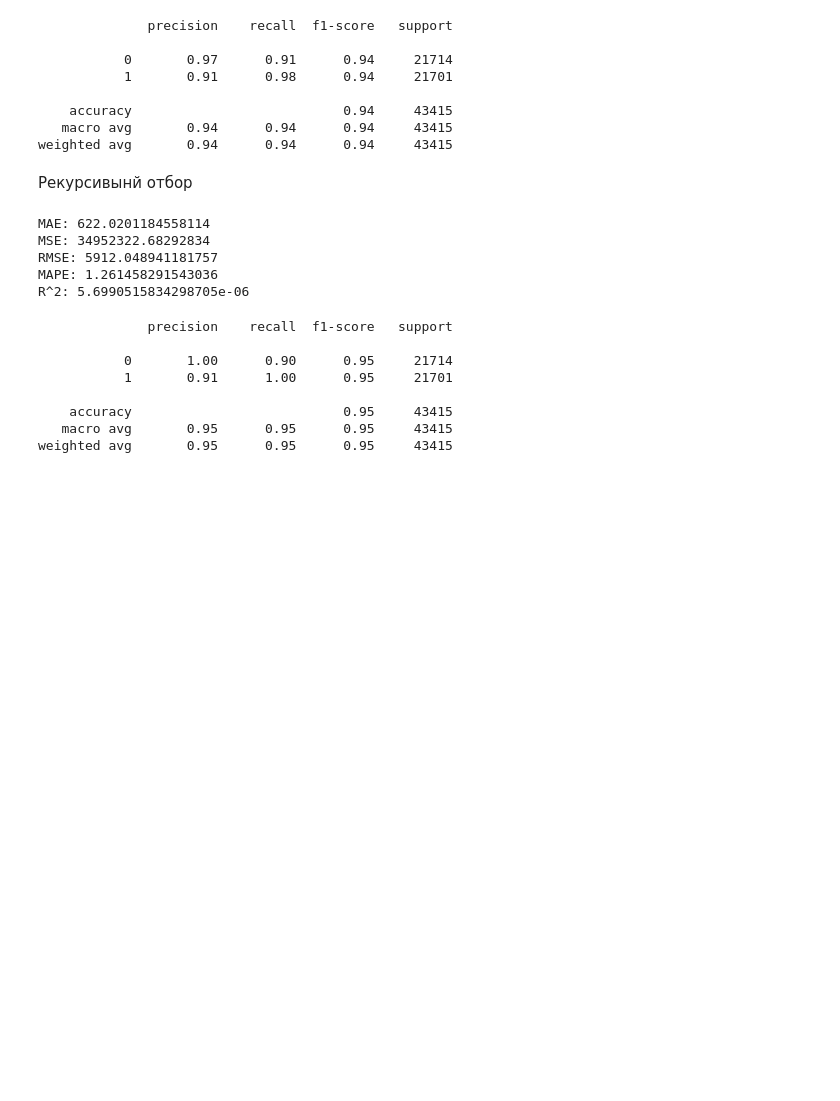
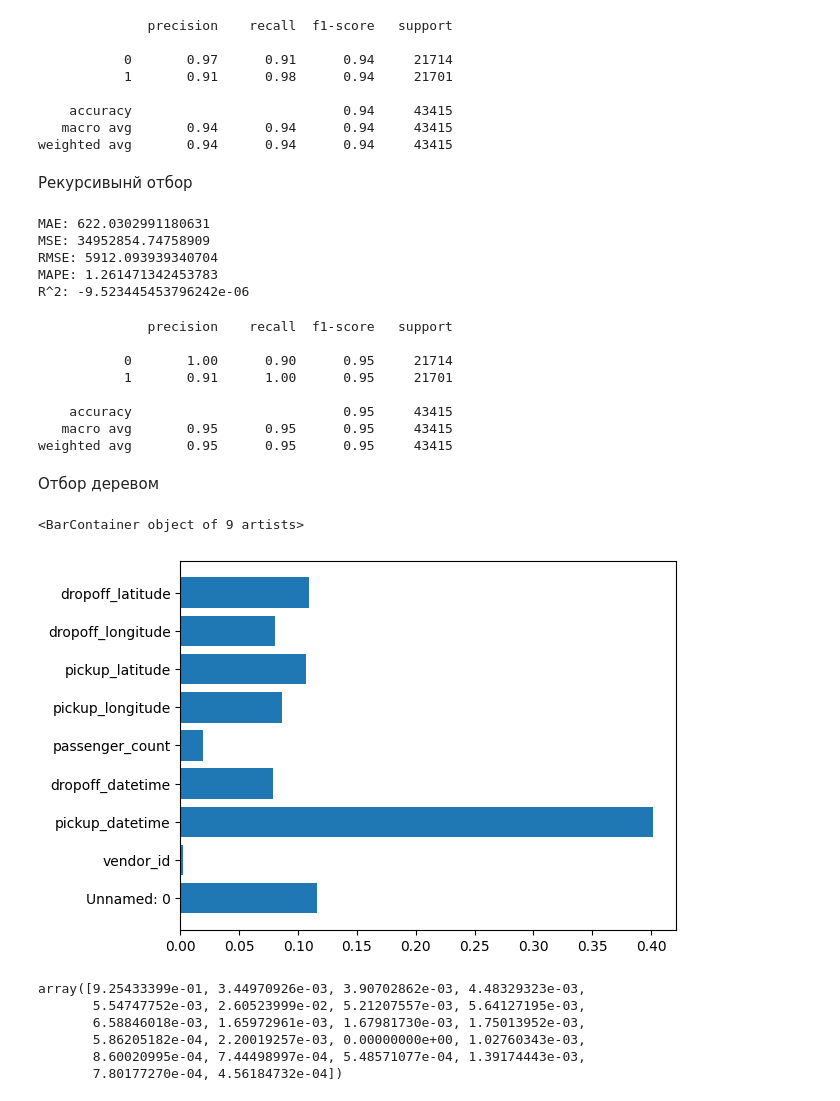
Before and after one commit to Ivanov-666/ML, a Jupyter notebook: notebooks/Lab-7.ipynb, the cells around one changed output. Cells and saved outputs as stored; diff of their text form; code cells hidden in the pictures; blank space fills up the shorter version.

```diff
--- a/notebooks/Lab-7.ipynb
+++ b/notebooks/Lab-7.ipynb
@@ -15,3 +17,3 @@ df_classif = pd.read_csv('../datasets/csgo_task_pred.csv')
 # %%
-X_regress, y_regress = df_regress.drop(["trip_duration"], axis=1), df_regress["trip_duration"]
-X_classif, y_classif = df_classif.drop(["bomb_planted"], axis=1), df_classif["bomb_planted"]
+y_regress, X_regress1 =  df_regress["trip_duration"], df_regress.drop(["trip_duration"], axis=1)
+y_classif, X_classif1=  df_classif["bomb_planted"], df_classif.drop(["bomb_planted"], axis=1)
@@ -23,8 +20,8 @@ dtype: int64
 # %%
 from sklearn.preprocessing import MinMaxScaler
 min_max_scaler = MinMaxScaler()
-X_regress = pd.DataFrame(min_max_scaler.fit_transform(X_regress))
-X_classif = pd.DataFrame(min_max_scaler.fit_transform(X_classif))
+X_regress = pd.DataFrame(min_max_scaler.fit_transform(X_regress1))
+X_classif = pd.DataFrame(min_max_scaler.fit_transform(X_classif1))
 # %%
 from imblearn.over_sampling import RandomOverSampler
 ros = RandomOverSampler(random_state=42)
@@ -178,11 +172,11 @@ X_regress_rfe = pd.DataFrame(rfe.transform(X_regress), columns=rfe.get_feature_n
 # %%
 check_regress(X_regress_rfe, y_regress)
 # %% [output]
-MAE: 622.0201184558114
-MSE: 34952322.68292834
-RMSE: 5912.048941181757
-MAPE: 1.261458291543036
-R^2: 5.6990515834298705e-06
+MAE: 622.0302991180631
+MSE: 34952854.74758909
+RMSE: 5912.093939340704
+MAPE: 1.261471342453783
+R^2: -9.523445453796242e-06
 # %%
 rfe = RFE(estimator=tree_cls, n_features_to_select=1, step=1).fit(X_classif, y_classif)
 X_classif_rfe = pd.DataFrame(rfe.transform(X_classif), columns=rfe.get_feature_names_out())
@@ -197,3 +191,20 @@ check_classif(X_classif_rfe, y_classif)
     accuracy                           0.95     43415
    macro avg       0.95      0.95      0.95     43415
 weighted avg       0.95      0.95      0.95     43415
+# %% [markdown]
+Отбор деревом
+# %%
+import matplotlib.pyplot as plt
+plt.barh(width=tree_reg.feature_importances_, y=X_regress1.columns)
+# %% [output]
+<BarContainer object of 9 artists>
+[figure, added]
+# %%
+tree_cls.feature_importances_
+# %% [output]
+array([9.25433399e-01, 3.44970926e-03, 3.90702862e-03, 4.48329323e-03,
+       5.54747752e-03, 2.60523999e-02, 5.21207557e-03, 5.64127195e-03,
+       6.58846018e-03, 1.65972961e-03, 1.67981730e-03, 1.75013952e-03,
+       5.86205182e-04, 2.20019257e-03, 0.00000000e+00, 1.02760343e-03,
+       8.60020995e-04, 7.44498997e-04, 5.48571077e-04, 1.39174443e-03,
+       7.80177270e-04, 4.56184732e-04])
```
Also changed, not shown: parts of 26 cells of this notebook, 1 other file.
